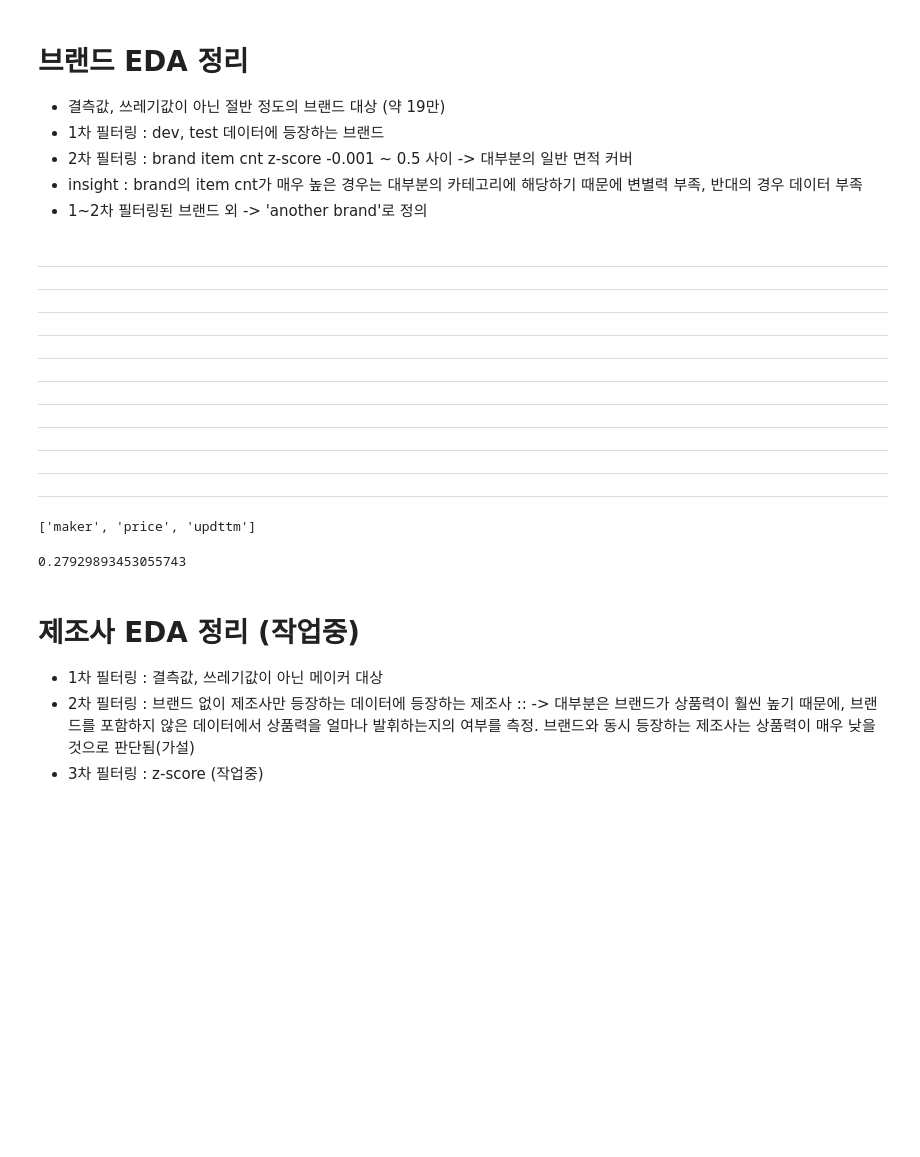
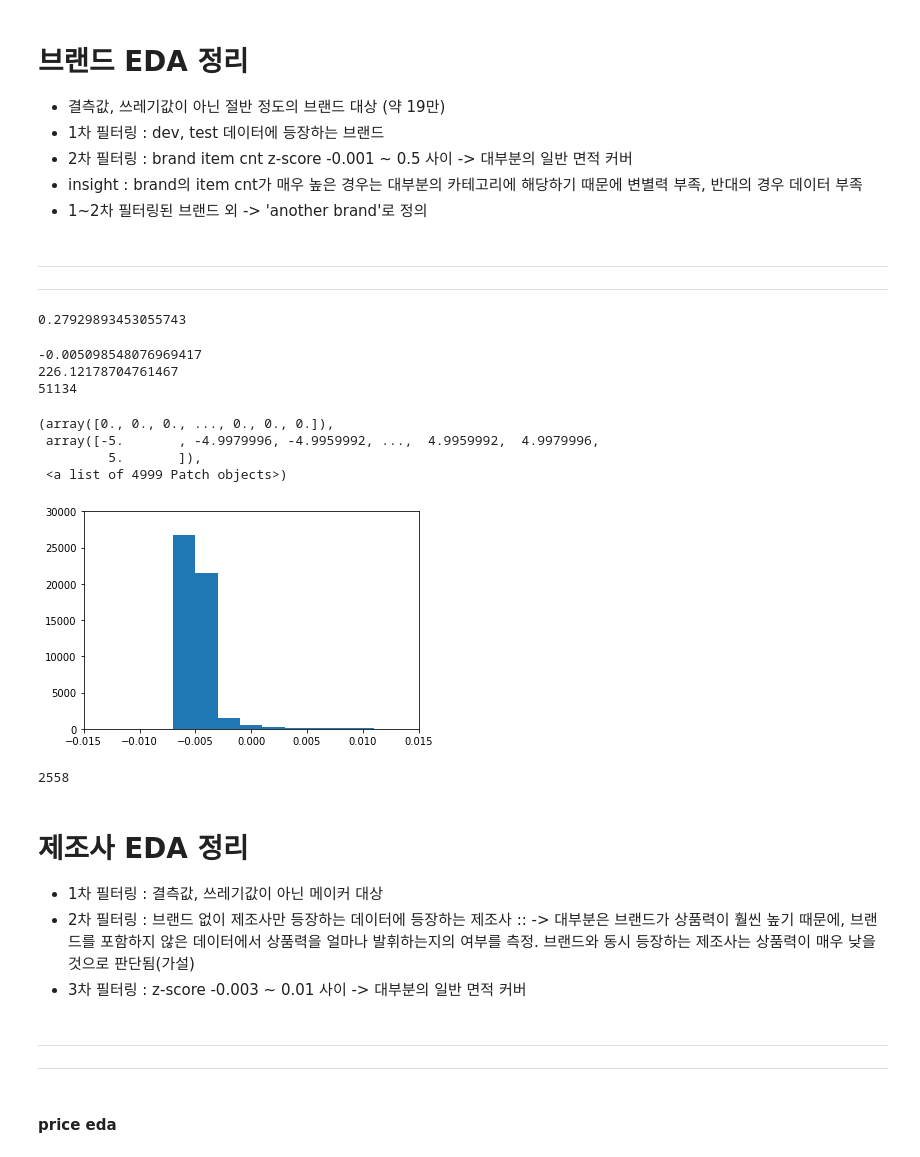
Before and after one commit to dunna-error/shopping-classification, a Jupyter notebook: yamarae/eda/02_eda_dataframe.ipynb, the cells around one changed output. Cells and saved outputs as stored; diff of their text form; code cells hidden in the pictures; blank space fills up the shorter version.

```diff
--- a/yamarae/eda/02_eda_dataframe.ipynb
+++ b/yamarae/eda/02_eda_dataframe.ipynb
@@ -339,12 +341,3 @@ len(brand_z_list[np.where((-0.001 < brand_z_list) & (brand_z_list < 0.5))])
 # %% [markdown]
 -----
 -----
------
------
------
------
------
------
------
------
------
@@ -353,7 +344,3 @@ todo
-# %%
-['maker', 'price', 'updttm']
-# %% [output]
-['maker', 'price', 'updttm']
 # %%
 ## 브랜드 정보는 없지만 제조사 정보만 있는 경우 : 약 30%
 len(df[(df.maker.notnull()) & (df.brand.isnull())][['maker']]) / df.shape[0]
@@ -362,16 +349,49 @@ len(df[(df.maker.notnull()) & (df.brand.isnull())][['maker']]) / df.shape[0]
 # %%
 maker_list = df.maker.value_counts().index.tolist()
 
-exception_dict = ["참조", "없음", "표기", "별도", "상세", "자체", "불명", "미입력"]
-exception_list = []
+exception_maker_dict = ["참조", "없음", "표기", "별도", "상세", "자체", "불명", "미입력"]
+exception_maker_list = []
 
 for maker in maker_list:
-    if any(word in maker for word in exception_dict):
-        exception_list.append(maker)
+    if any(word in maker for word in exception_maker_dict):
+        exception_maker_list.append(maker)
 # %%
-df[(df.maker.notnull()) & (df.brand.isnull()) & ~df['maker'].isin(exception_list)]['maker'].value_counts()
+no_trash_unique_maker_list = df[(df.maker.notnull()) & (df.brand.isnull()) & ~df['maker'].isin(exception_maker_list)]['maker'].value_counts()
+# %%
+maker_z_list = stats.zscore(no_trash_unique_maker_list.values)
+print(maker_z_list.min())
+print(maker_z_list.max())
+print(len(maker_z_list))
+# %% [output]
+-0.005098548076969417
+226.12178704761467
+51134
+# %%
+datamin = -5
+datamax = 5
+numbins = 5000
+mybins = np.linspace(datamin, datamax, numbins)
+# %%
+plt.ylim(0, 30000)
+plt.xlim(-0.015, 0.015)
+plt.hist(maker_z_list, bins=mybins)
+# %% [output]
+(array([0., 0., 0., ..., 0., 0., 0.]),
+ array([-5.       , -4.9979996, -4.9959992, ...,  4.9959992,  4.9979996,
+         5.       ]),
+ <a list of 4999 Patch objects>)
+[figure, added]
+# %%
+len(brand_z_list[np.where((-0.003 < brand_z_list) & (brand_z_list < 0.01))])
+# %% [output]
+2558
 # %% [markdown]
-# 제조사 EDA 정리 (작업중)
+# 제조사 EDA 정리
 - 1차 필터링 : 결측값, 쓰레기값이 아닌 메이커 대상
 - 2차 필터링 : 브랜드 없이 제조사만 등장하는 데이터에 등장하는 제조사 :: -> 대부분은 브랜드가 상품력이 훨씬 높기 때문에, 브랜드를 포함하지 않은 데이터에서 상품력을 얼마나 발휘하는지의 여부를 측정. 브랜드와 동시 등장하는 제조사는 상품력이 매우 낮을 것으로 판단됨(가설)
-- 3차 필터링 : z-score (작업중)
+- 3차 필터링 : z-score -0.003 ~ 0.01 사이 -> 대부분의 일반 면적 커버
+# %% [markdown]
+-----
+-----
+# %% [markdown]
+#### price eda
```
Also changed, not shown: parts of 54 cells of this notebook.
